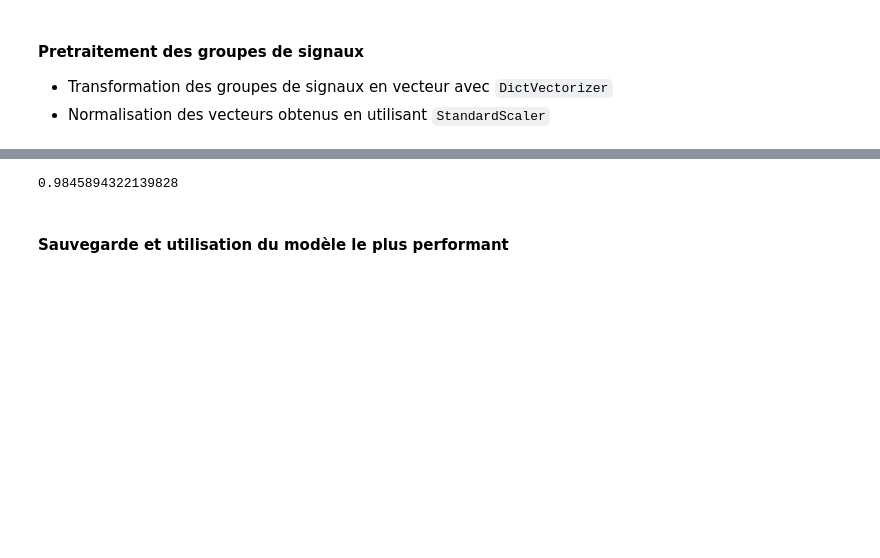
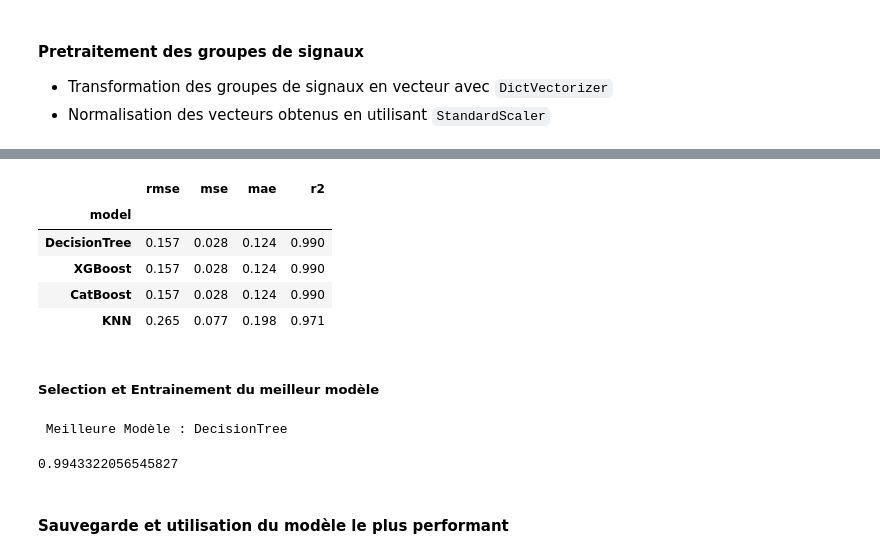
Before and after one commit to MbeHenri/detect_user_building, a Jupyter notebook: ml.ipynb, the cells around one changed output, grey strips where cells are left out. Cells and saved outputs as stored; diff of their text form; code cells hidden in the pictures; blank space fills up the shorter version.

Commit message:
Evaluation, sélection et entrainement de l'IA

```diff
--- a/ml.ipynb
+++ b/ml.ipynb
@@ -42,0 +129,43 @@ Il est important que le modèle :
+# %%
+from sklearn.model_selection import KFold
+from numpy import mean
+from pandas import DataFrame
+
+kf = KFold(n_splits=10, shuffle=True, random_state=42)
+
+perfs = {
+    name_model: {name_metric: [] for name_metric in metrics.keys()}
+    for name_model in regressors.keys()
+}
+
+for train_index, test_index in kf.split(datas):
+    X_train, X_test = datas[train_index], datas[test_index]
+    y_train, y_test = P[train_index], P[test_index]
+
+    for name_model in regressors.keys():
+        regressor = regressors[name_model]()
+        model = regressor.fit(X_train, y_train)
+        y_pred = model.predict(X_test)
+
+        for name_metric in metrics.keys():
+            metric = metrics[name_metric](y_test, y_pred)
+            perfs[name_model][name_metric].append(metric)
+
+pfs = []
+for name_model in regressors.keys():
+    perf_model = {"model": name_model}
+    for name_metric in metrics.keys():
+        perf_model[name_metric] = round(mean(perfs[name_model][name_metric]),3)
+    pfs.append(perf_model)
+
+df = DataFrame(pfs).set_index("model")
+
+for name_metric in df.columns:
+    if not is_best_greatest[name_metric]:
+        df[name_metric] = df[name_metric].apply(lambda x: -x)
+
+df = df.sort_values([name_metric for name_metric in metrics], ascending=False)
+
+for name_metric in df.columns:
+    if not is_best_greatest[name_metric]:
+        df[name_metric] = df[name_metric].apply(lambda x: -x)
@@ -43,17 +190,32 @@ Il est important que le modèle :
+# %%
+df
+# %% [output]
+|  | rmse | mse | mae | r2 |
+| model |  |  |  |  |
+| DecisionTree | 0.157 | 0.028 | 0.124 | 0.990 |
+| XGBoost | 0.157 | 0.028 | 0.124 | 0.990 |
+| CatBoost | 0.157 | 0.028 | 0.124 | 0.990 |
+| KNN | 0.265 | 0.077 | 0.198 | 0.971 |
+# %% [markdown]
+##### Selection et Entrainement du meilleur modèle
+# %%
+name_best_model = df.index[0]
+print(f" Meilleure Modèle : {name_best_model}")
+model = regressors[name_best_model]()
+# %% [output]
+ Meilleure Modèle : DecisionTree
 # %%
 from sklearn.model_selection import train_test_split
-from sklearn.ensemble import RandomForestRegressor
 
 X_train, X_test, y_train, y_test = train_test_split(datas, P, train_size=0.8)
 
-
-model = RandomForestRegressor()
 model.fit(X_train, y_train)
 score = model.score(X_test, y_test)
 
+# R2
 print(score)
 # %% [output]
-0.9845894322139828
+0.9943322056545827
 # %% [markdown]
 #### Sauvegarde et utilisation du modèle le plus performant
 # %%
```
Also changed, not shown: parts of 20 cells of this notebook, 18 other files.
